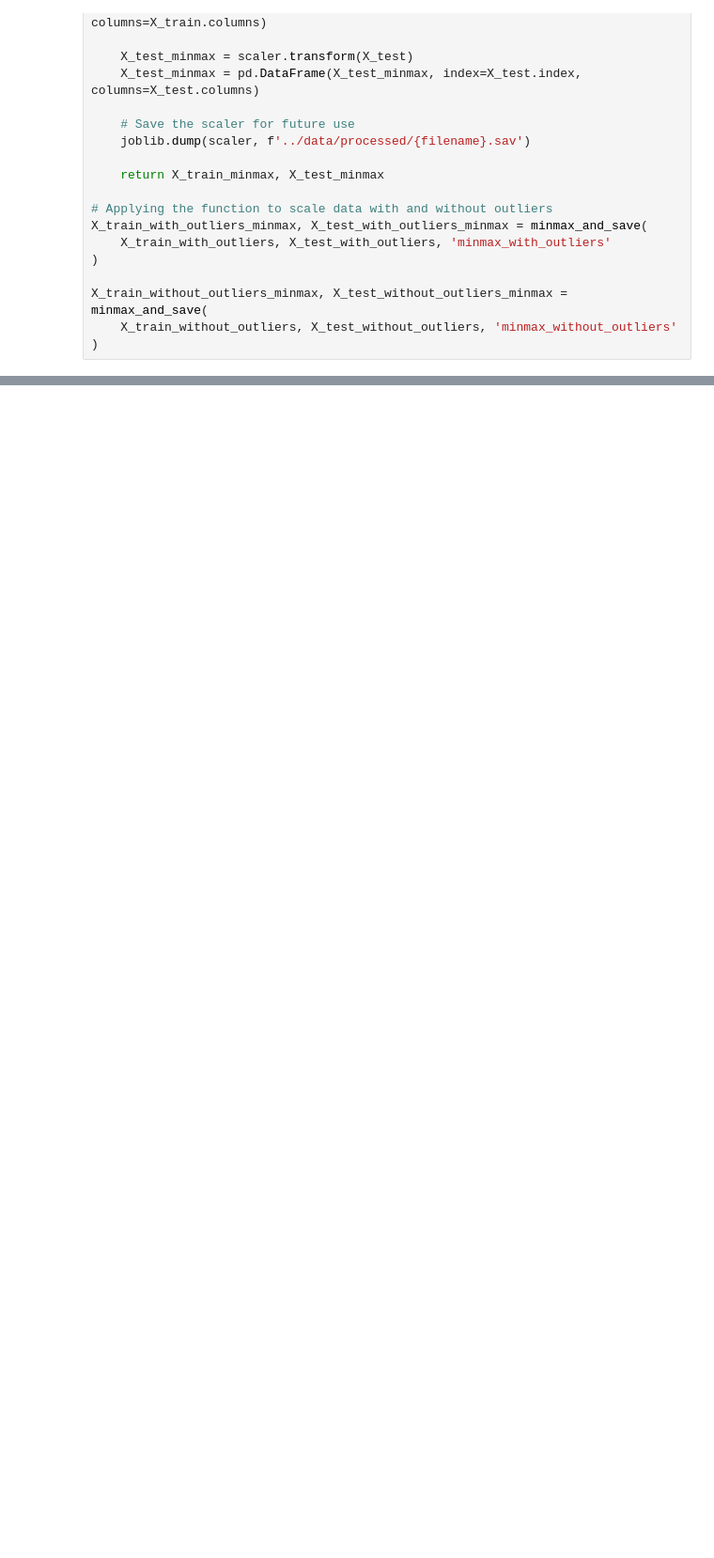
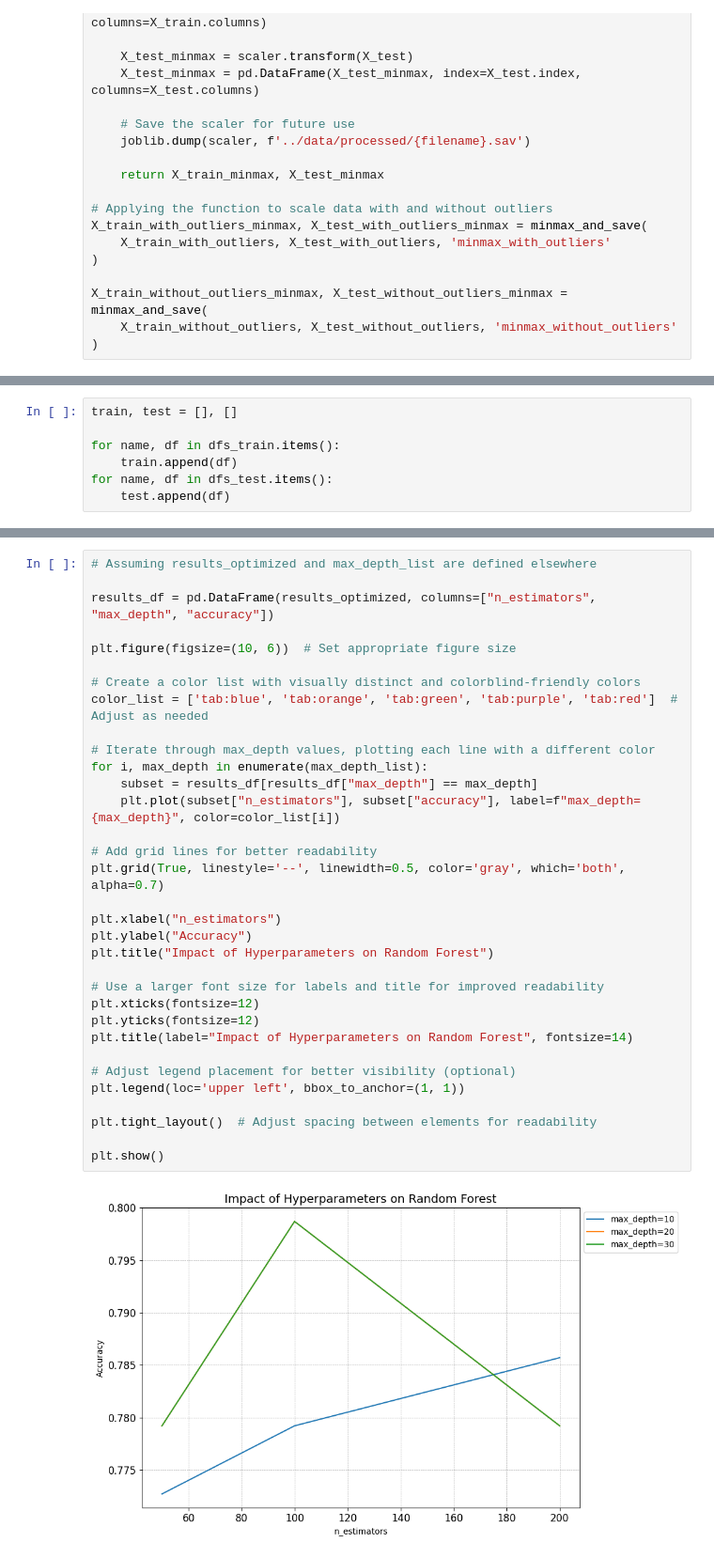
Before and after one commit to jenuzho/PREDICTING-DIABETES-random-fores, a Jupyter notebook: src/explore.ipynb, the cells around one changed output, grey strips where cells are left out. Shown at 94% size. Drawn from its saved outputs; the diff is of its cells as text; blank space fills up the shorter version.

```diff
--- a/src/explore.ipynb
+++ b/src/explore.ipynb
@@ -732,0 +837,7 @@ X_train_without_outliers_minmax, X_test_without_outliers_minmax = minmax_and_sav
+# %%
+train, test = [], []
+
+for name, df in dfs_train.items():
+    train.append(df)
+for name, df in dfs_test.items():
+    test.append(df)
@@ -732,0 +970,35 @@ X_train_without_outliers_minmax, X_test_without_outliers_minmax = minmax_and_sav
+# %%
+# Assuming results_optimized and max_depth_list are defined elsewhere
+
+results_df = pd.DataFrame(results_optimized, columns=["n_estimators", "max_depth", "accuracy"])
+
+plt.figure(figsize=(10, 6))  # Set appropriate figure size
+
+# Create a color list with visually distinct and colorblind-friendly colors
+color_list = ['tab:blue', 'tab:orange', 'tab:green', 'tab:purple', 'tab:red']  # Adjust as needed
+
+# Iterate through max_depth values, plotting each line with a different color
+for i, max_depth in enumerate(max_depth_list):
+    subset = results_df[results_df["max_depth"] == max_depth]
+    plt.plot(subset["n_estimators"], subset["accuracy"], label=f"max_depth={max_depth}", color=color_list[i])
+
+# Add grid lines for better readability
+plt.grid(True, linestyle='--', linewidth=0.5, color='gray', which='both', alpha=0.7)
+
+plt.xlabel("n_estimators")
+plt.ylabel("Accuracy")
+plt.title("Impact of Hyperparameters on Random Forest")
+
+# Use a larger font size for labels and title for improved readability
+plt.xticks(fontsize=12)
+plt.yticks(fontsize=12)
+plt.title(label="Impact of Hyperparameters on Random Forest", fontsize=14)
+
+# Adjust legend placement for better visibility (optional)
+plt.legend(loc='upper left', bbox_to_anchor=(1, 1))
+
+plt.tight_layout()  # Adjust spacing between elements for readability
+
+plt.show()
+# %% [output]
+[figure, added]
```
Also changed, not shown: parts of 28 cells of this notebook, 15 other files.
